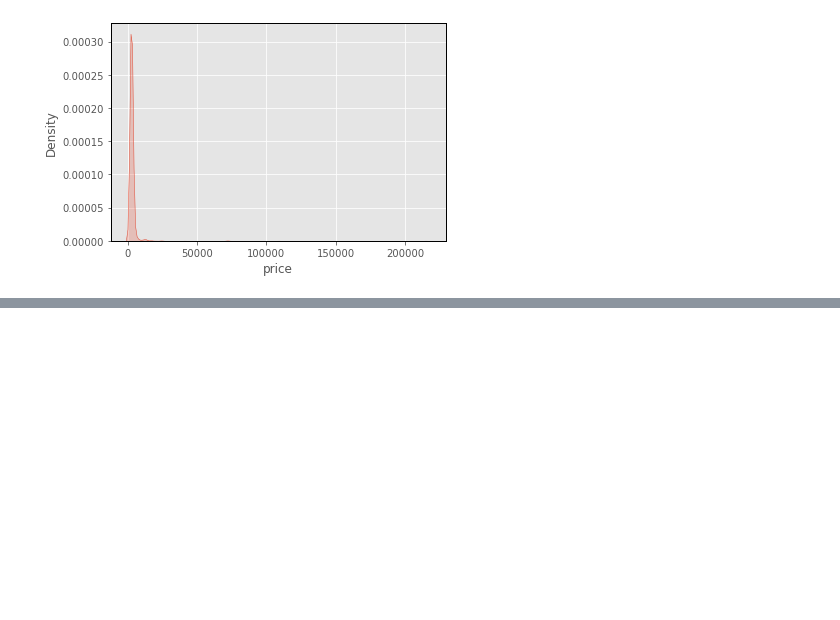
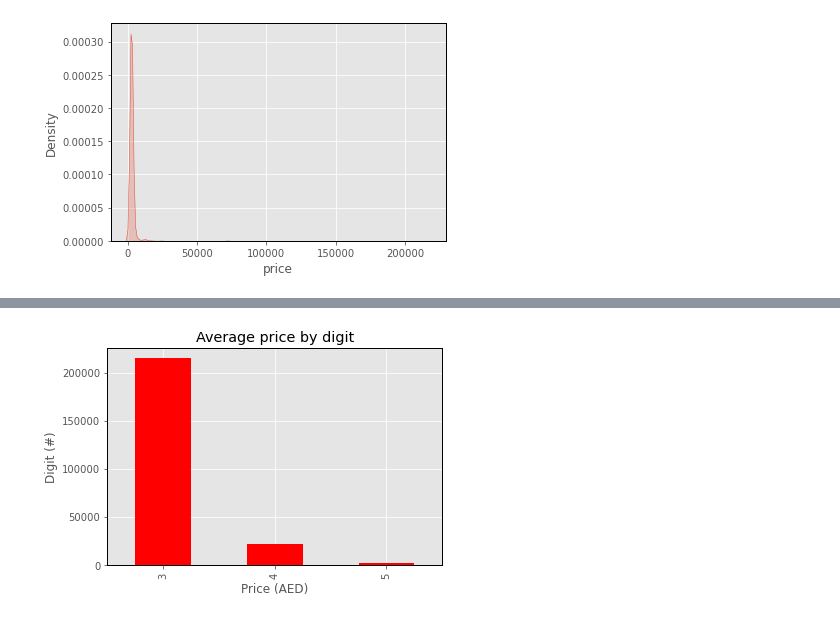
Before and after one commit to FardinAhsan146/DXB-Numberplate-Price-Predictor, a Jupyter notebook: EDA_notebook.ipynb, the cells around one changed output, grey strips where cells are left out. Drawn from its saved outputs; the diff is of its cells as text; code cells hidden in the pictures; blank space fills up the shorter version.

```diff
--- a/EDA_notebook.ipynb
+++ b/EDA_notebook.ipynb
@@ -136,0 +137,8 @@ sns.scatterplot(x = 'number', y = 'price', data = df);
+# %%
+# Average price # digits
+df.groupby(['num_digits'])['price'].mean().plot(kind = 'bar', color = 'red');
+plt.title('Average price by digit');
+plt.xlabel('Price (AED)');
+plt.ylabel('Digit (#)');
+# %% [output]
+[figure, added]
```
Also changed, not shown: parts of 5 cells of this notebook.
